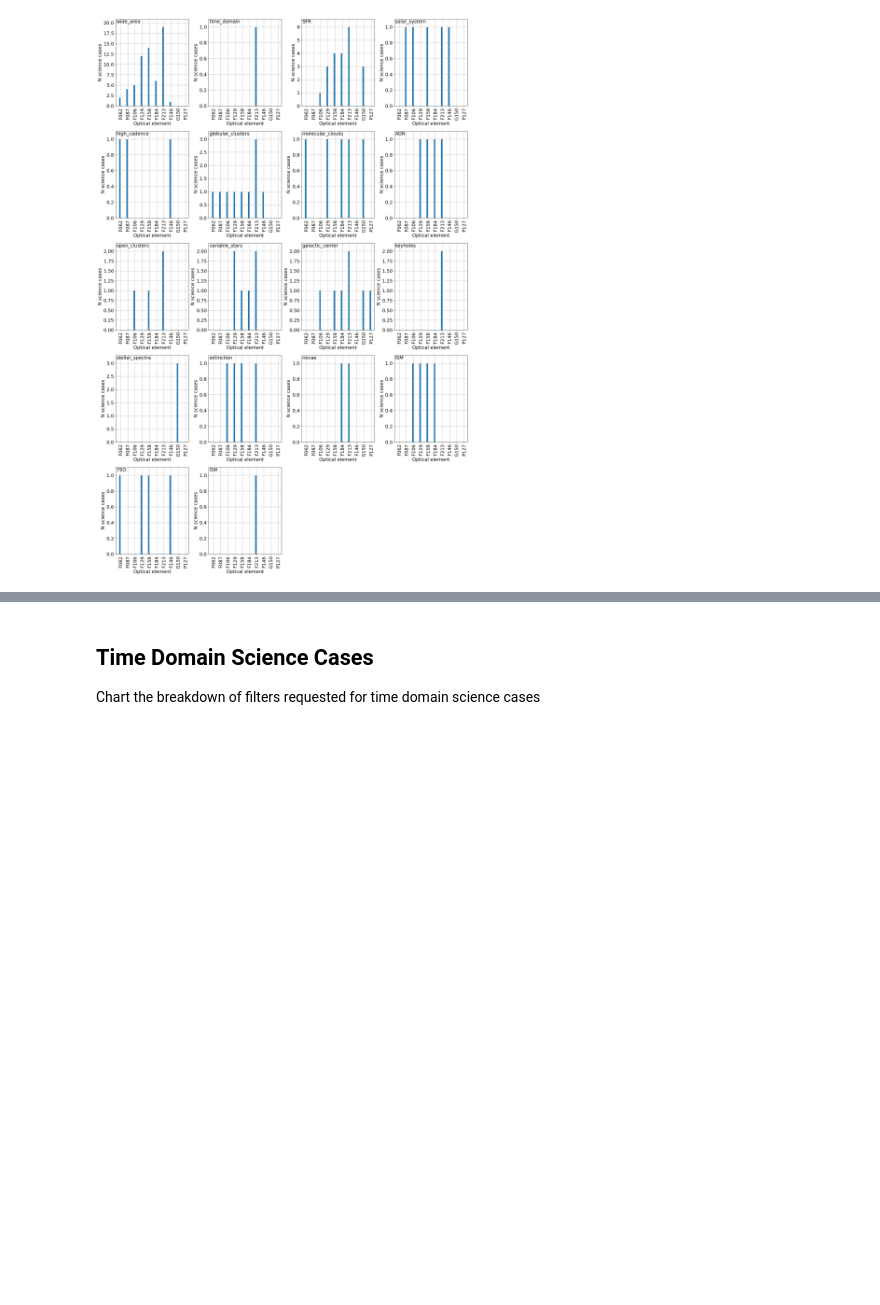
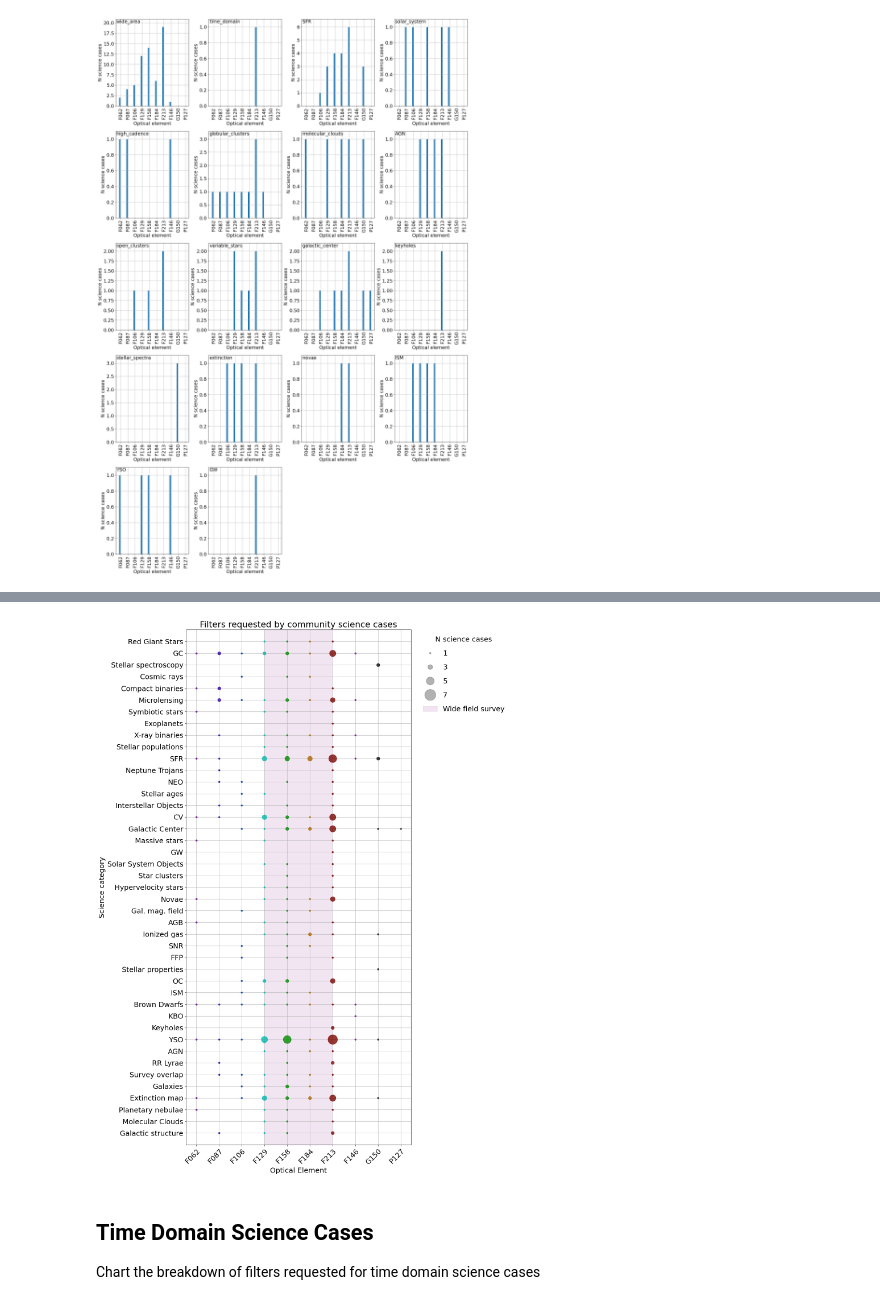
Before and after one commit to rachel3834/rgps, a Jupyter notebook: notebooks/science_cases_per_filter.ipynb, the cells around one changed output, grey strips where cells are left out. Saved outputs shown, nothing was run; the diff lists cells and outputs as text; code cells hidden in the pictures; blank space fills up the shorter version.

```diff
--- a/notebooks/science_cases_per_filter.ipynb
+++ b/notebooks/science_cases_per_filter.ipynb
@@ -405,3 +435,74 @@ plt.savefig(path.join(root_dir, 'optical_elements', 'filter_preferences_science_
+# %%
+# Second version of this plot with switched axes
+fig,axs = plt.subplots(nrows=1, ncols=1, figsize=(15,20))
+
+fseq = [f for f in sim_config['OPTICAL_COMPONENTS'] if 'all_optics' not in f]
+plot_colours = [sim_config['PLOT_COLORS'][key] for key in fseq]
+
+yticklabels = []
+scale_factor = 4.0 # Scale factor for point size
+
+
+for k,cat in enumerate(science_topics):
+    science_cases = {author: info for author, info in config.items() if cat in info['topics']}
+    yticklabels.append(cat)
+
+    for i, key in enumerate(sim_config['OPTICAL_COMPONENTS']):
+        nvotes = 0
+        for author, info in science_cases.items():
+            if info['ready_for_use'] and 'Member' not in info['comment']:
+                if key in info.keys():
+                    nvotes += 1
+
+        plt.plot(
+            i,
+            k,
+            color=plot_colours[i],
+            marker='o',
+            markersize=nvotes*scale_factor,
+            alpha=0.8
+        )
+
+axs.set_title('Filters requested by community science cases')
+axs.set_xlabel('Optical Element')
+axs.set_ylabel('Science category')
+axs.set_xticks(ticks=np.arange(0,len(fseq),1), labels=fseq, rotation=45.0, ha="right", rotation_mode="anchor")
+axs.set_yticks(ticks=np.arange(0,len(science_topics),1), labels=yticklabels, ha="right", rotation_mode="anchor")
+axs.grid()
+
+axs.set_ylim([ymin, ymax])
+ymin = -1.0
+ymax = len(science_topics)
+axs.set_ylim([ymin, ymax])
+
+# Build entries for pointsize legend, then append the entry for the wide-field survey shading;
+# order matters here
+for entry in [1, 3, 5, 7]:
+    plt.plot([], [], c='k', alpha=0.3, markersize=entry*scale_factor, marker='o', ls='none', label=str(entry))
+
+# Shade area indicating filters used for the wide-area coverage
+use_shading = True
+if use_shading:
+    xmin = fseq.index('F129')
+    xmax = fseq.index('F213')
+    xplot = np.arange(xmin, xmax+1, 1)
+    yplot1 = [ymin]*len(xplot)
+    yplot2 = [ymax]*len(xplot)
+    axs.fill_between(
+            x=xplot,
+            y1=yplot1,
+            y2=yplot2,
+            color= "purple",
+            alpha= 0.1,
+            label='Wide field survey'
+    )
+
+plt.legend(scatterpoints=1, frameon=False, labelspacing=1, title='N science cases', bbox_to_anchor=(1.025, 1.0))
+
+plt.tight_layout()
+plt.savefig(path.join(root_dir, 'optical_elements', 'filter_preferences_science_topic2.png'))
+# %% [output]
+[figure, added]
 # %% [markdown]
 ## Time Domain Science Cases
 
```
Also changed, not shown: parts of 4 cells of this notebook, 4 other files.
